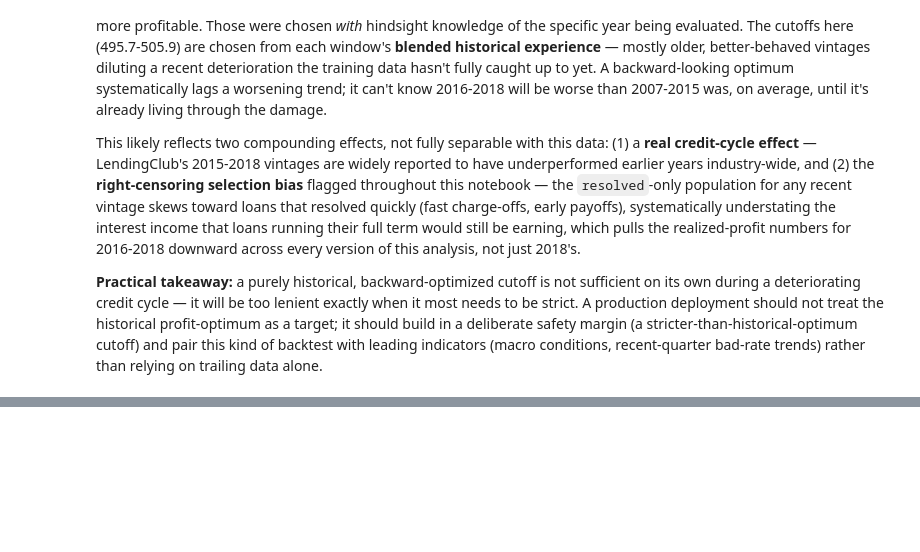
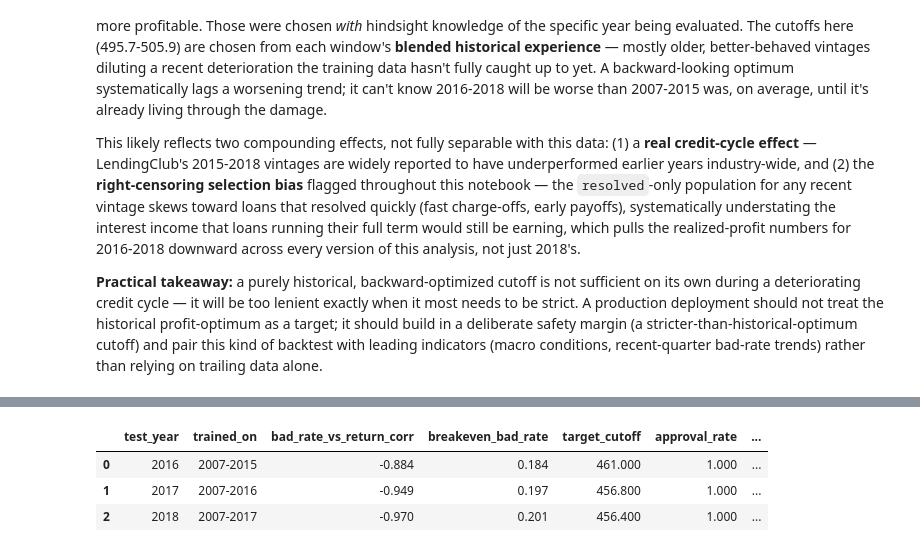
Before and after one commit to andreastio/credit-risk-strategy-lendingclub, a Jupyter notebook: notebooks/scorecard.ipynb, the cells around one changed output, grey strips where cells are left out. Saved outputs shown, nothing was run; the diff lists cells and outputs as text; code cells hidden in the pictures; blank space fills up the shorter version.

```diff
--- a/notebooks/scorecard.ipynb
+++ b/notebooks/scorecard.ipynb
@@ -1069,0 +1104,85 @@ bad-rate trends) rather than relying on trailing data alone.
+# %%
+def bad_rate_vs_profit(data, n_bins=10):
+    data = data.copy()
+    data["_decile"] = pd.qcut(data["score"], n_bins, labels=False, duplicates="drop")
+    tab = data.groupby("_decile").agg(
+        n=("is_default", "size"),
+        avg_score=("score", "mean"),
+        bad_rate=("is_default", "mean"),
+        avg_realized_return=("realized_return", "mean"),
+    ).sort_values("avg_score").reset_index(drop=True)
+    return tab
+
+
+def find_first_breakeven_cutoff(curve):
+    """On the cumulative profit-vs-cutoff curve (most lenient to strictest),
+    find the MOST LENIENT cutoff at which cumulative total_profit first
+    reaches breakeven (>= 0) -- the largest approvable population that isn't
+    losing money on net. This operates on the same cumulative quantity a real
+    cutoff controls, unlike a single decile's own (marginal) bad rate, which a
+    cutoff can never match exactly since a cutoff always blends in every safer
+    decile above it too. Returns None if profit never reaches breakeven
+    anywhere on the scanned curve."""
+    curve = curve.sort_values("cutoff").reset_index(drop=True)
+    profits = curve["total_profit"].values
+    cutoffs = curve["cutoff"].values
+    if profits[0] >= 0:
+        return cutoffs[0]
+    for i in range(len(curve) - 1):
+        if profits[i] < 0 <= profits[i + 1]:
+            frac = (0 - profits[i]) / (profits[i + 1] - profits[i])
+            return cutoffs[i] + frac * (cutoffs[i + 1] - cutoffs[i])
+    return None
+
+
+bad_rate_target_rows = []
+decile_tables = {}
+for test_year, train_label in windows:
+    train_w = window_data[test_year]["train"]
+    test_w = window_data[test_year]["test"]
+
+    # decile-level view: answers "how correlated are bad rate and profit,
+    # from closed contracts" directly, as a diagnostic
+    decile_tab = bad_rate_vs_profit(train_w)
+    decile_tables[test_year] = decile_tab
+    corr = np.corrcoef(decile_tab["bad_rate"], decile_tab["avg_realized_return"])[0, 1]
+
+    # cumulative view: what a cutoff can actually control
+    _, curve_w, _ = optimize_cutoff(train_w)
+    breakeven_cutoff = find_first_breakeven_cutoff(curve_w)
+    if breakeven_cutoff is None:
+        # training window never reaches breakeven anywhere on the curve --
+        # fall back to Section 12's profit-maximizing point instead
+        breakeven_cutoff = curve_w.loc[curve_w["total_profit"].idxmax(), "cutoff"]
+
+    approved_train = train_w[train_w["score"] >= breakeven_cutoff]
+    breakeven_bad_rate = approved_train["is_default"].mean()
+
+    test_baseline = test_w["net_profit"].sum()
+    approved = test_w[test_w["score"] >= breakeven_cutoff]
+    approval_rate = len(approved) / len(test_w)
+    bad_rate_achieved = approved["is_default"].mean()
+    profit = approved["net_profit"].sum()
+
+    print(f"--- {train_label} decile table (worst to best score) ---")
+    print(decile_tab[["avg_score", "bad_rate", "avg_realized_return"]].to_string(index=False))
+    print(f"decile-level bad-rate/return correlation = {corr:.3f}")
+    print(f"cumulative breakeven cutoff = {breakeven_cutoff:.1f} "
+          f"(={breakeven_bad_rate:.2%} cumulative bad rate on the training window)\n")
+
+    bad_rate_target_rows.append({
+        "test_year": test_year,
+        "trained_on": train_label,
+        "bad_rate_vs_return_corr": corr,
+        "breakeven_bad_rate": breakeven_bad_rate,
+        "target_cutoff": round(breakeven_cutoff, 1),
+        "approval_rate": approval_rate,
+        "bad_rate_achieved": bad_rate_achieved,
+        "accept_all_profit": test_baseline,
+        "cutoff_profit": profit,
+        "swing": profit - test_baseline,
+    })
+
+bad_rate_target_df = pd.DataFrame(bad_rate_target_rows)
+bad_rate_target_df
+# %% [output]
@@ -1069,0 +1206,4 @@ bad-rate trends) rather than relying on trailing data alone.
+|  | test_year | trained_on | bad_rate_vs_return_corr | breakeven_bad_rate | target_cutoff | approval_rate | ... |
+| 0 | 2016 | 2007-2015 | -0.884 | 0.184 | 461.000 | 1.000 | ... |
+| 1 | 2017 | 2007-2016 | -0.949 | 0.197 | 456.800 | 1.000 | ... |
+| 2 | 2018 | 2007-2017 | -0.970 | 0.201 | 456.400 | 1.000 | ... |
```
Also changed, not shown: parts of 6 cells of this notebook.
